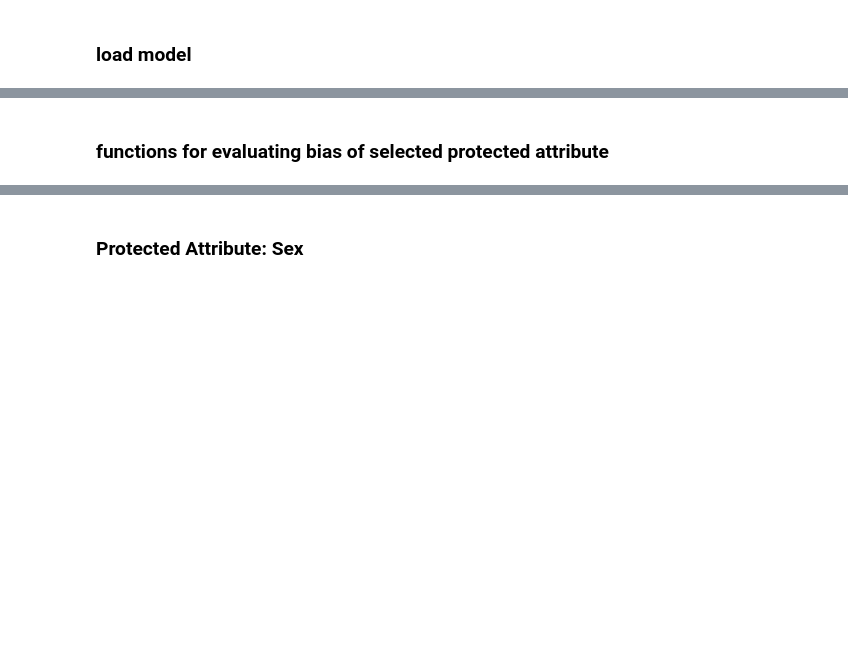
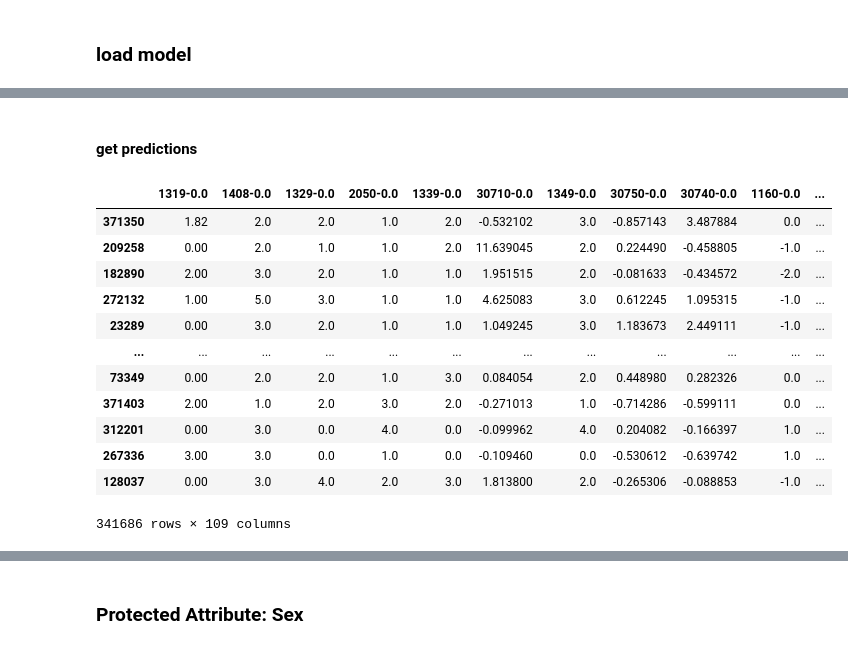
Before and after one commit to analiseb/UB-Masters-Thesis, a Jupyter notebook: BEVAL_bias_analysis-alternative.ipynb, the cells around one changed output, grey strips where cells are left out. Cells and saved outputs as stored; diff of their text form; code cells hidden in the pictures; blank space fills up the shorter version.

```diff
--- a/BEVAL_bias_analysis-alternative.ipynb
+++ b/BEVAL_bias_analysis-alternative.ipynb
@@ -107,21 +103,6 @@ from aif360.explainers import MetricTextExplainer, MetricJSONExplainer
-# %%
-df = pd.read_csv('data/binary_full.csv')
-pd.set_option('display.max_columns', None)
-df.drop('Unnamed: 0', axis=1, inplace=True)
-df['sex-binary']=df['sex'].map(gv.binary_sex)
-
-input_cols = df.iloc[:,:61].columns.to_list()
-X1 = df.loc[:,input_cols+['CVD']+['sex-binary']].set_index('sex-binary')
-X2 = df.loc[:,input_cols+['CVD']+['race-binary']].set_index('race-binary')
-X3 = df.loc[:,input_cols+['CVD']]
-X3['age-binary'] = np.where((df['age']>=50)&(df['age']<70),1,0)
-X3 = X3.set_index('age-binary')
-X4 = df.loc[:,input_cols+['CVD']+['age']].set_index('age')
-
-# X1.drop(columns=gv.protected_attributes[0], axis=1, inplace=True)
-# X2.drop(columns=gv.protected_attributes[1], axis=1, inplace=True)
-# X3.drop(columns=gv.protected_attributes[2], axis=1, inplace=True)
-# X4.drop(columns=gv.protected_attributes[2], axis=1, inplace=True)
+# %%
+X, X1 = fh.get_aif360_data()
+X
 # %%
 gv.protected_attributes # sex, race, age
 # %% [output]
@@ -194,2 +139,0 @@ The `lr` argument is deprecated, use `learning_rate` instead.
-# %% [markdown]
-### functions for evaluating bias of selected protected attribute
@@ -217,0 +140,23 @@ def fairness_report(y_test, y_pred, prot_attr, return_df=True):
+# %% [markdown]
+#### get predictions
+# %%
+X_inputs = X1.drop(fh.protected_attribute_names+['CVD'], axis=1)
+y = X1['CVD']
+X_train, X_test, y_train, y_test = train_test_split(X1.drop('CVD', axis=1), y, test_size=0.2, shuffle=False)
+X_train, X_val, y_train, y_val  = train_test_split(X_train, y_train, test_size=0.15, random_state=1)
+# %%
+X_train
+# %% [output]
+|  | 1319-0.0 | 1408-0.0 | 1329-0.0 | 2050-0.0 | 1339-0.0 | 30710-0.0 | 1349-0.0 | 30750-0.0 | 30740-0.0 | 1160-0.0 | ... |
+| 371350 | 1.82 | 2.0 | 2.0 | 1.0 | 2.0 | -0.532102 | 3.0 | -0.857143 | 3.487884 | 0.0 | ... |
+| 209258 | 0.00 | 2.0 | 1.0 | 1.0 | 2.0 | 11.639045 | 2.0 | 0.224490 | -0.458805 | -1.0 | ... |
+| 182890 | 2.00 | 3.0 | 2.0 | 1.0 | 1.0 | 1.951515 | 2.0 | -0.081633 | -0.434572 | -2.0 | ... |
+| 272132 | 1.00 | 5.0 | 3.0 | 1.0 | 1.0 | 4.625083 | 3.0 | 0.612245 | 1.095315 | -1.0 | ... |
+| 23289 | 0.00 | 3.0 | 2.0 | 1.0 | 1.0 | 1.049245 | 3.0 | 1.183673 | 2.449111 | -1.0 | ... |
+| ... | ... | ... | ... | ... | ... | ... | ... | ... | ... | ... | ... |
+| 73349 | 0.00 | 2.0 | 2.0 | 1.0 | 3.0 | 0.084054 | 2.0 | 0.448980 | 0.282326 | 0.0 | ... |
+| 371403 | 2.00 | 1.0 | 2.0 | 3.0 | 2.0 | -0.271013 | 1.0 | -0.714286 | -0.599111 | 0.0 | ... |
+| 312201 | 0.00 | 3.0 | 0.0 | 4.0 | 0.0 | -0.099962 | 4.0 | 0.204082 | -0.166397 | 1.0 | ... |
+| 267336 | 3.00 | 3.0 | 0.0 | 1.0 | 0.0 | -0.109460 | 0.0 | -0.530612 | -0.639742 | 1.0 | ... |
+| 128037 | 0.00 | 3.0 | 4.0 | 2.0 | 3.0 | 1.813800 | 2.0 | -0.265306 | -0.088853 | -1.0 | ... |
+341686 rows × 109 columns
```
Also changed, not shown: parts of 39 cells of this notebook, 14 other files.
